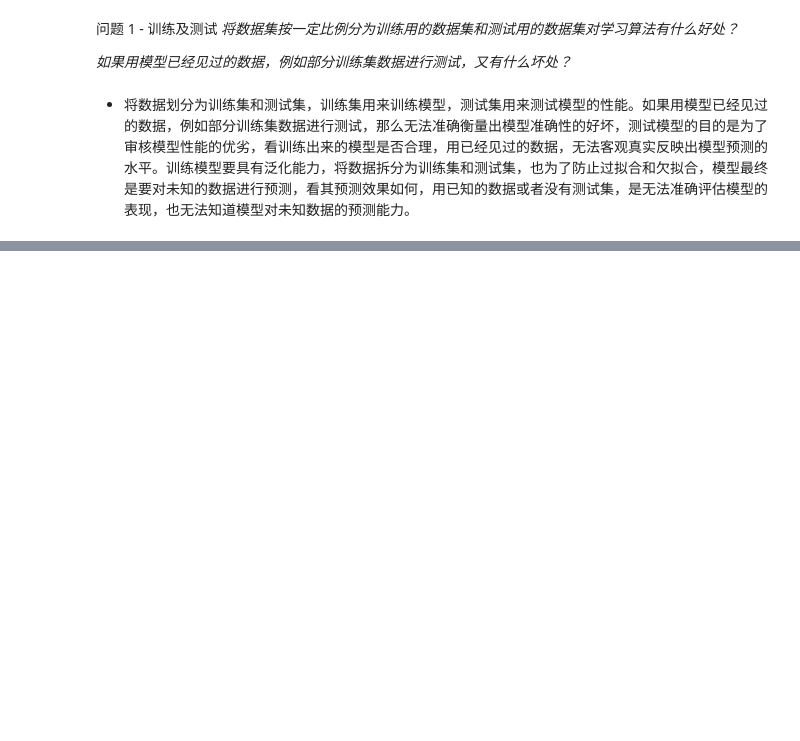
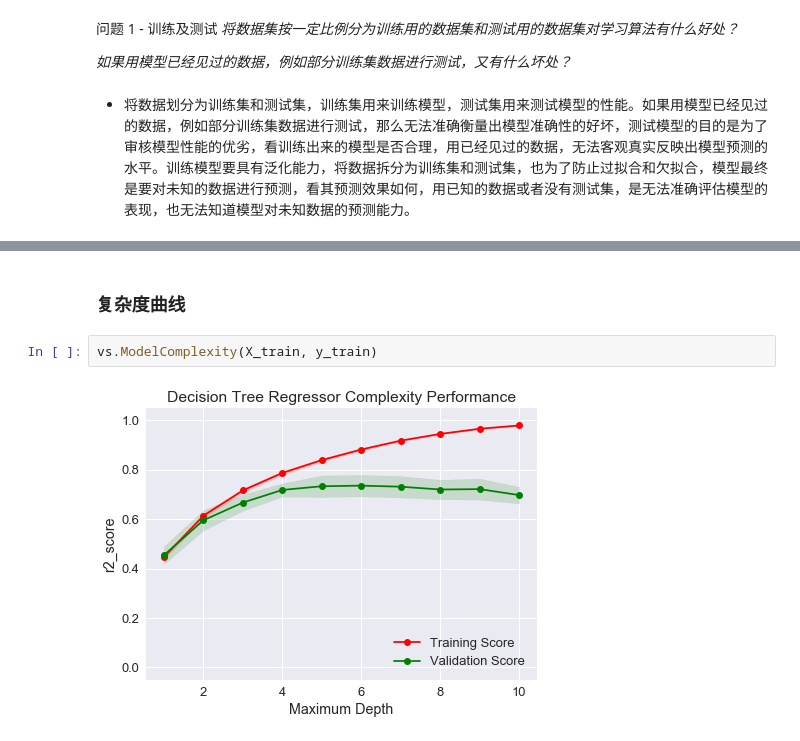
Before and after one commit to zhangjiqiang/AIProject, a Jupyter notebook: udacity_Predicting_Housing_Price-master/predict_house_price.ipynb, the cells around one changed output, grey strips where cells are left out. Saved outputs shown, nothing was run; the diff lists cells and outputs as text; blank space fills up the shorter version.

```diff
--- a/udacity_Predicting_Housing_Price-master/predict_house_price.ipynb
+++ b/udacity_Predicting_Housing_Price-master/predict_house_price.ipynb
@@ -264,0 +287,6 @@ X_train, X_test, y_train, y_test = train_test_split(features, labels, test_size=
+# %% [markdown]
+### 复杂度曲线
+# %%
+vs.ModelComplexity(X_train, y_train)
+# %% [output]
+[figure, added]
```
Also changed, not shown: parts of 7 cells of this notebook.
